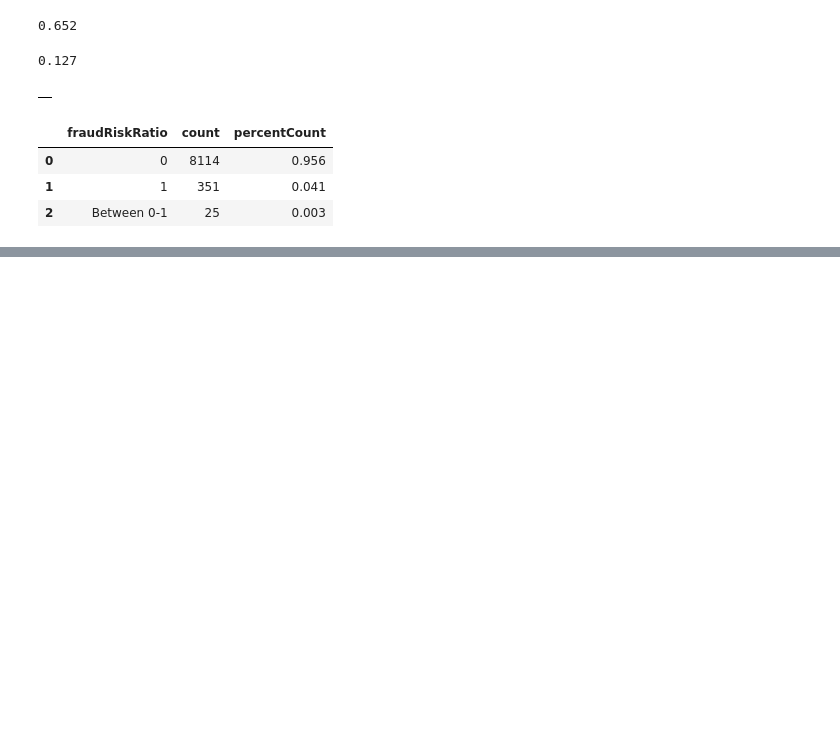
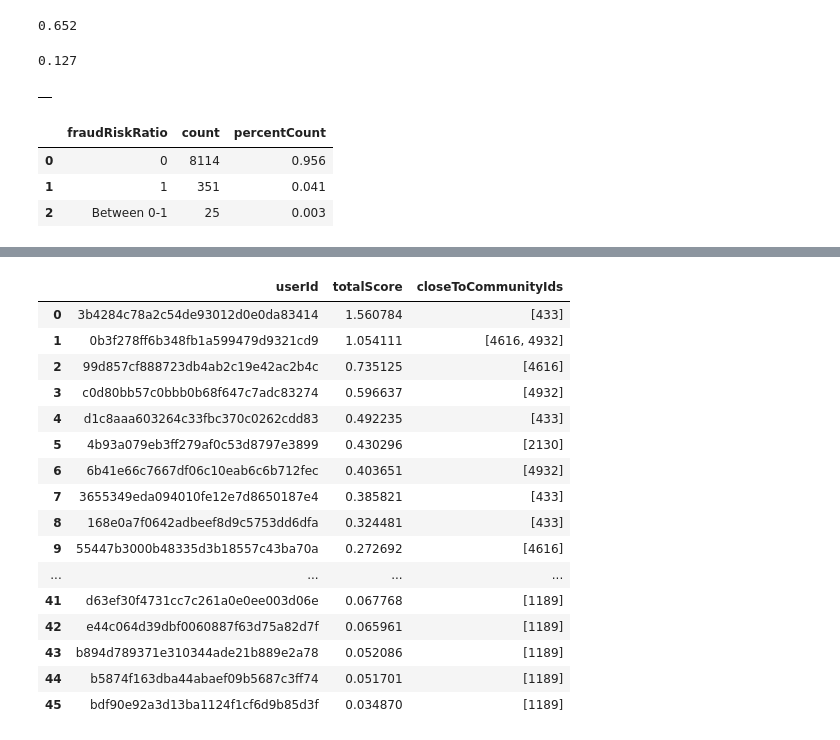
Before and after one commit to rmdorsey/fraud_detection_demo_p2p, a Jupyter notebook: fraud-detection-demo-with-p2p.ipynb, the cells around one changed output, grey strips where cells are left out. Cells and saved outputs as stored; diff of their text form; code cells hidden in the pictures; blank space fills up the shorter version.

```diff
--- a/fraud-detection-demo-with-p2p.ipynb
+++ b/fraud-detection-demo-with-p2p.ipynb
@@ -875,0 +938,59 @@ gds.run_cypher('''
+# %%
+# This query identifies non-flagged users who are highly similar to FraudRiskUsers based on shared identifiers. It:
+
+# 1. Groups FraudRiskUser nodes by their WCC community (wccId).
+# 2. Finds users who are structurally similar (SIMILAR_IDS) to fraud-risk users but are not yet labeled as fraudulent.
+# 3. Ranks these users by their total similarity score, prioritizing those most connected to high-risk fraud communities.
+
+"""
+gds.run_cypher('''
+    -- Step 1: Group FraudRiskUsers by Community
+    MATCH (f:FraudRiskUser)
+    WITH
+        f.wccId AS componentId,  -- ✅ Identify fraud-risk users' weakly connected components (WCC groups)
+        count(*) AS numberOfUsers,  -- ✅ Count number of fraud-risk users in each WCC community
+        collect(f) AS users  -- ✅ Store fraud-risk users in a list
+
+    -- Step 2: Find Users Similar to These FraudRiskUsers
+    UNWIND users AS f  -- ✅ Unpack fraud-risk users for individual processing
+    MATCH (f)-[s:SIMILAR_IDS]->(u:User)  -- ✅ Find users with a similarity link to fraud-risk users
+    WHERE NOT u:FraudRiskUser  -- ✅ Exclude already-flagged fraud-risk users
+    AND numberOfUsers > 2  -- ✅ Only consider fraud communities with at least 3 fraud-risk users
+
+    -- Step 3: Aggregate Scores and Connected Communities
+    RETURN
+        u.guid AS userId,  -- ✅ Return the ID of the potentially suspicious user
+        sum(s.score) AS totalScore,  -- ✅ Sum of similarity scores (higher = more fraud-like)
+        collect(DISTINCT componentId) AS closeToCommunityIds  -- ✅ List of fraud-risk communities they are close to
+    ORDER BY totalScore DESC  -- ✅ Rank by highest total similarity score (most fraud-like)
+''')
+
+"""
+
+#get nodes similar to the high risk ones
+gds.run_cypher('''
+    MATCH (f:FraudRiskUser)
+    WITH f.wccId AS componentId, count(*) AS numberOfUsers, collect(f) AS users
+    UNWIND users AS f
+    MATCH (f)-[s:SIMILAR_IDS]->(u:User) WHERE NOT u:FraudRiskUser AND numberOfUsers > 2
+    RETURN u.guid AS userId, sum(s.score) AS totalScore, collect(DISTINCT componentId) AS closeToCommunityIds
+    ORDER BY totalScore DESC
+''')
+# %% [output]
+|  | userId | totalScore | closeToCommunityIds |
+| 0 | 3b4284c78a2c54de93012d0e0da83414 | 1.560784 | [433] |
+| 1 | 0b3f278ff6b348fb1a599479d9321cd9 | 1.054111 | [4616, 4932] |
+| 2 | 99d857cf888723db4ab2c19e42ac2b4c | 0.735125 | [4616] |
+| 3 | c0d80bb57c0bbb0b68f647c7adc83274 | 0.596637 | [4932] |
+| 4 | d1c8aaa603264c33fbc370c0262cdd83 | 0.492235 | [433] |
+| 5 | 4b93a079eb3ff279af0c53d8797e3899 | 0.430296 | [2130] |
+| 6 | 6b41e66c7667df06c10eab6c6b712fec | 0.403651 | [4932] |
+| 7 | 3655349eda094010fe12e7d8650187e4 | 0.385821 | [433] |
+| 8 | 168e0a7f0642adbeef8d9c5753dd6dfa | 0.324481 | [433] |
+| 9 | 55447b3000b48335d3b18557c43ba70a | 0.272692 | [4616] |
+| ... | ... | ... | ... |
+| 41 | d63ef30f4731cc7c261a0e0ee003d06e | 0.067768 | [1189] |
+| 42 | e44c064d39dbf0060887f63d75a82d7f | 0.065961 | [1189] |
+| 43 | b894d789371e310344ade21b889e2a78 | 0.052086 | [1189] |
+| 44 | b5874f163dba44abaef09b5687c3ff74 | 0.051701 | [1189] |
+| 45 | bdf90e92a3d13ba1124f1cf6d9b85d3f | 0.034870 | [1189] |
```
Also changed, not shown: parts of 9 cells of this notebook.
